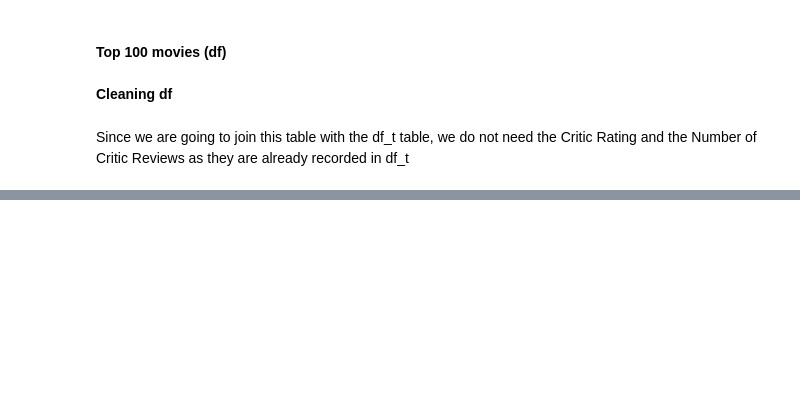
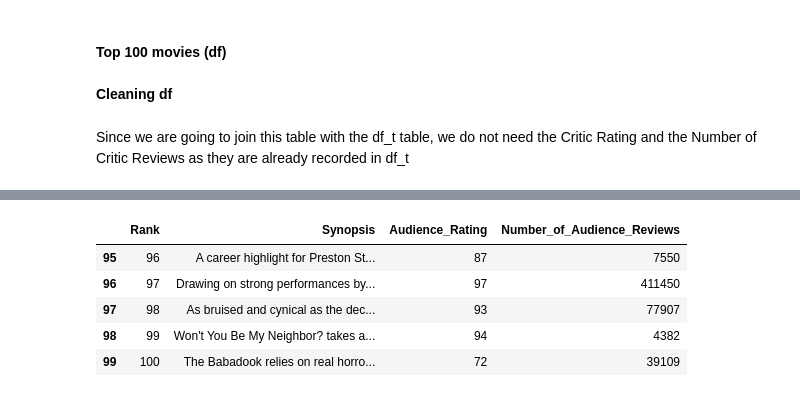
Before and after one commit to AstGup/MovieRatings, a Jupyter notebook: Data Preparation.ipynb, the cells around one changed output, grey strips where cells are left out. Saved outputs shown, nothing was run; the diff lists cells and outputs as text; code cells hidden in the pictures; blank space fills up the shorter version.

```diff
--- a/Analyzing each movie.ipynb
+++ b/Data Preparation.ipynb
@@ -240,0 +312,9 @@ df = df.drop(['Critic_Rating', 'Number_of_Critic_Reviews'], axis=1)
+# %%
+df_copy.tail()
+# %% [output]
+|  | Rank | Synopsis | Audience_Rating | Number_of_Audience_Reviews |
+| 95 | 96 | A career highlight for Preston St... | 87 | 7550 |
+| 96 | 97 | Drawing on strong performances by... | 97 | 411450 |
+| 97 | 98 | As bruised and cynical as the dec... | 93 | 77907 |
+| 98 | 99 | Won't You Be My Neighbor? takes a... | 94 | 4382 |
+| 99 | 100 | The Babadook relies on real horro... | 72 | 39109 |
```
Also changed, not shown: parts of 34 cells of this notebook, 2 other files.
